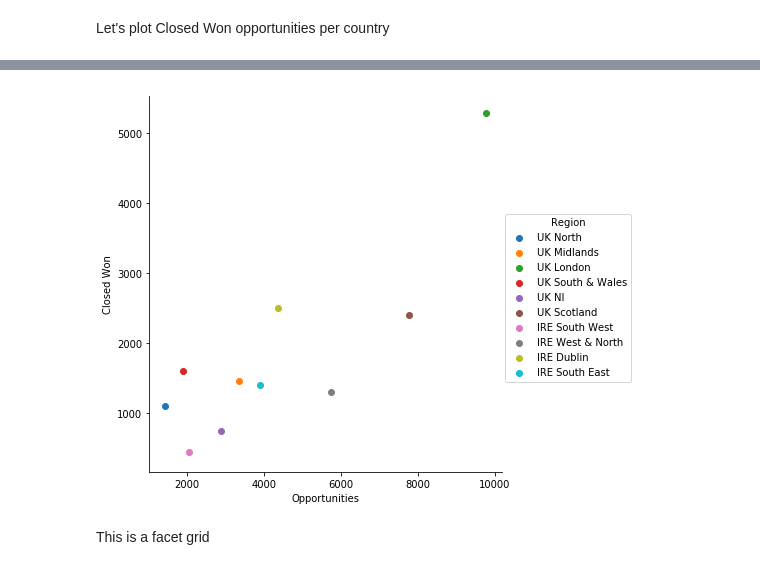
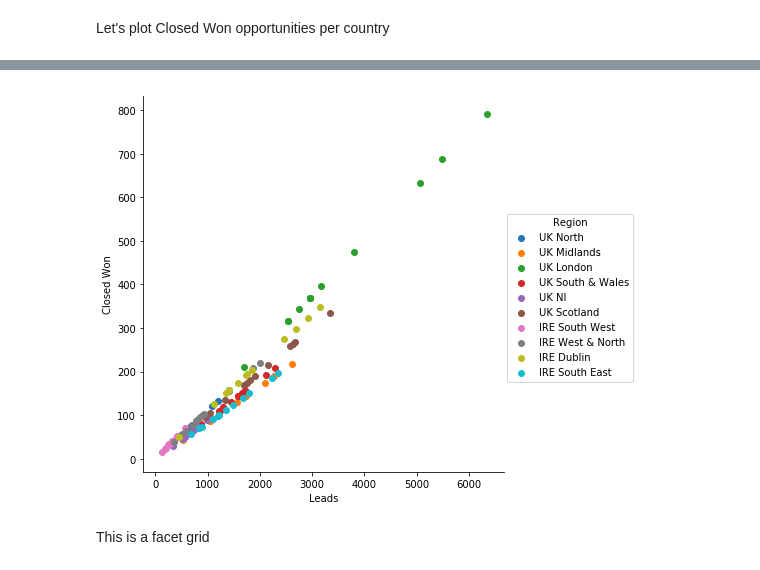
Before and after one commit to G00364690/Box-plot, a Jupyter notebook: FDA-Project.ipynb, the cells around one changed output, grey strips where cells are left out. Cells and saved outputs as stored; diff of their text form; code cells hidden in the pictures.

```diff
--- a/FDA-Project.ipynb
+++ b/FDA-Project.ipynb
@@ -119,12 +130,12 @@ plt.show()
 # %%
 import pandas as pd
 import seaborn as sns
 import matplotlib.pyplot as plt
 
-sns.FacetGrid(df,hue="Region",size=6).map(plt.scatter, "Opportunities", "Closed Won").add_legend()
+sns.FacetGrid(df,hue="Region",size=6).map(plt.scatter, "Leads", "Closed Won").add_legend()
 plt.show()
 # %% [output]
-[figure, old version]
+[figure, new version]
 # %% [markdown]
 This is a facet grid
 # %%
```
Also changed, not shown: parts of 11 cells of this notebook, 1 other file.
